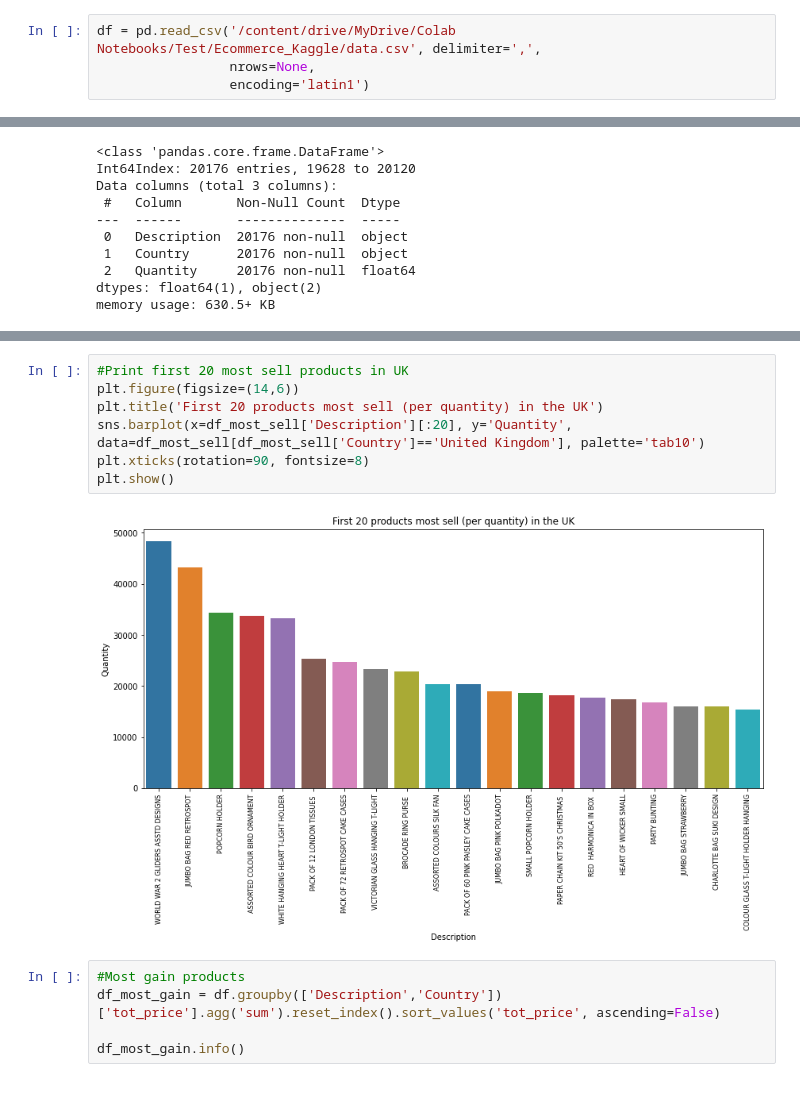
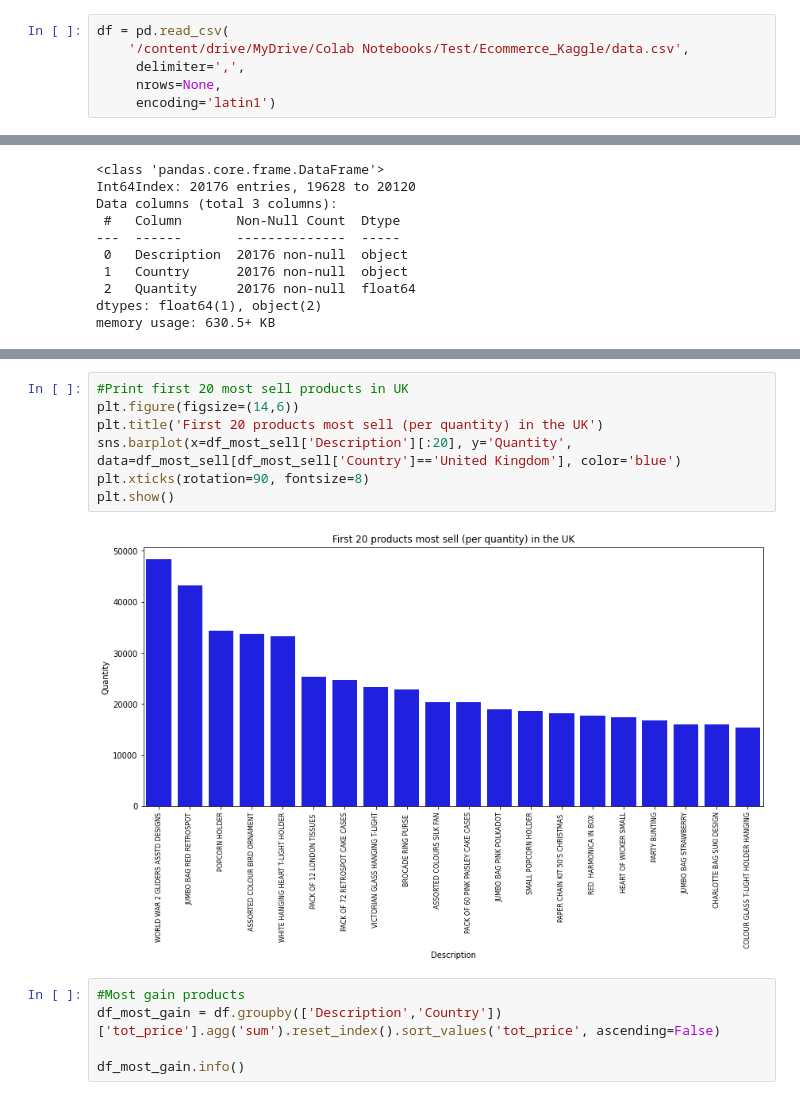
Before and after one commit to mattabott/E_commerce_analysis, a Jupyter notebook: E_commerce_kaggle.ipynb, the cells around one changed output, grey strips where cells are left out. Cells and saved outputs as stored; diff of their text form.

Commit message:
Creato con Colaboratory

```diff
--- a/E_commerce_kaggle.ipynb
+++ b/E_commerce_kaggle.ipynb
@@ -13,9 +13,11 @@ import numpy as np
 import matplotlib.pyplot as plt
 import seaborn as sns
 # %%
-df = pd.read_csv('/content/drive/MyDrive/Colab Notebooks/Test/Ecommerce_Kaggle/data.csv', delimiter=',',
-                 nrows=None,
-                 encoding='latin1')
+df = pd.read_csv(
+    '/content/drive/MyDrive/Colab Notebooks/Test/Ecommerce_Kaggle/data.csv',
+     delimiter=',',
+     nrows=None,
+     encoding='latin1')
 # %%
 df.head(-1)
 # %% [output]
@@ -211,12 +213,12 @@ plt.show()
 # %%
 #Print first 20 most sell products in UK
 plt.figure(figsize=(14,6))
 plt.title('First 20 products most sell (per quantity) in the UK')
-sns.barplot(x=df_most_sell['Description'][:20], y='Quantity', data=df_most_sell[df_most_sell['Country']=='United Kingdom'], palette='tab10')
+sns.barplot(x=df_most_sell['Description'][:20], y='Quantity', data=df_most_sell[df_most_sell['Country']=='United Kingdom'], color='blue')
 plt.xticks(rotation=90, fontsize=8)
 plt.show()
 # %% [output]
-[figure, old version]
+[figure, new version]
 # %%
 #Most gain products
 df_most_gain = df.groupby(['Description','Country'])['tot_price'].agg('sum').reset_index().sort_values('tot_price', ascending=False)
```
Also changed, not shown: parts of 10 cells of this notebook.
